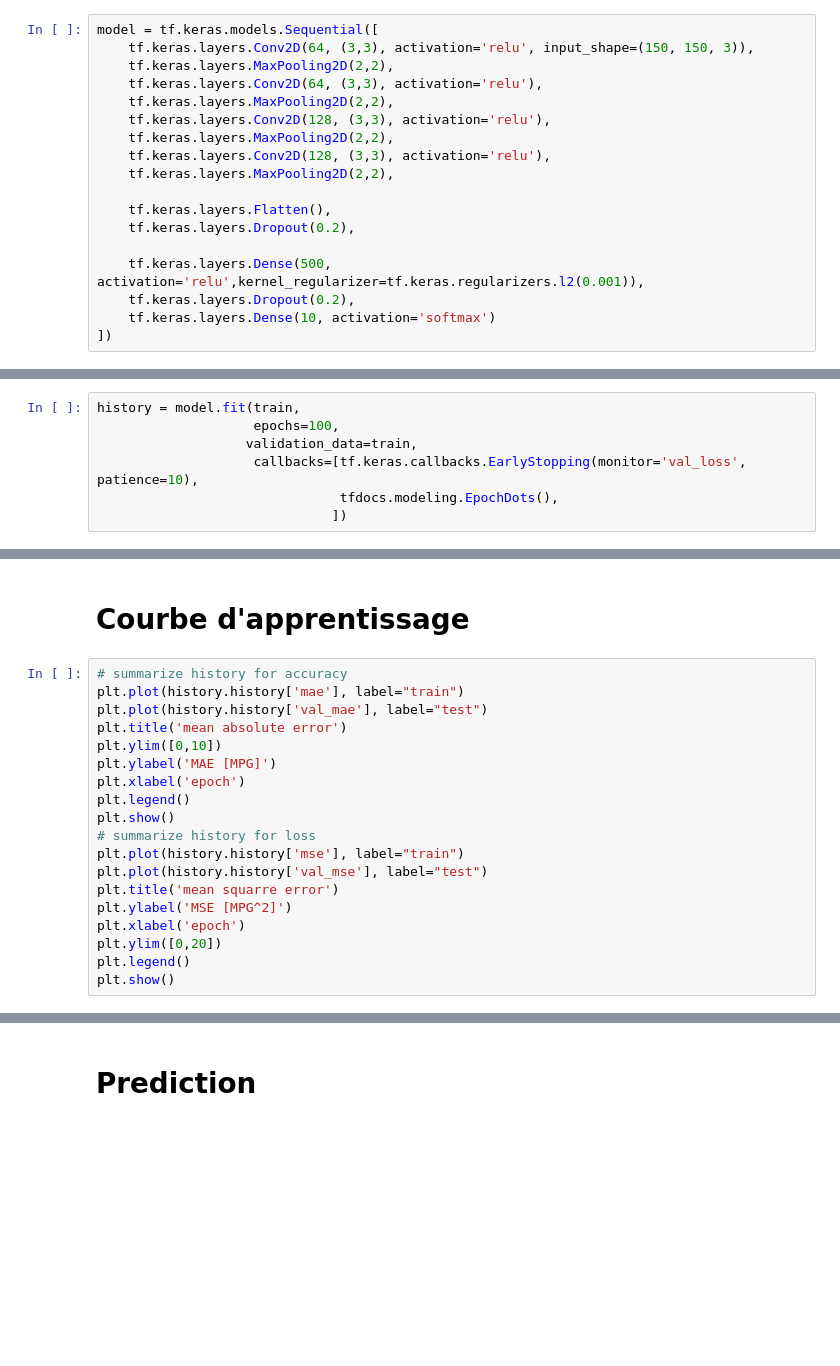
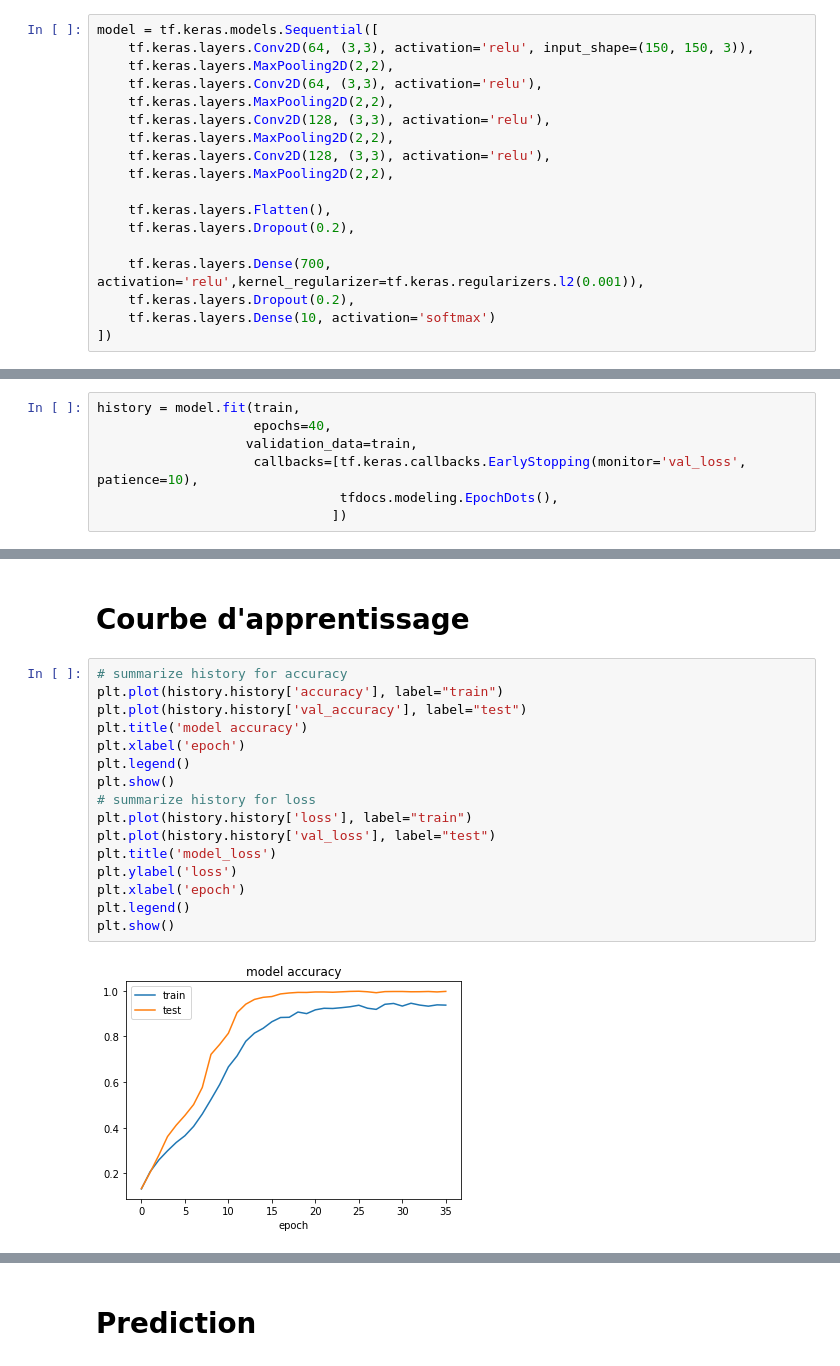
Before and after one commit to jiangwei4/DeepLearning_classificationImages, a Jupyter notebook: ClassificationImagesDeepLearning.ipynb, the cells around one changed output, grey strips where cells are left out. Cells and saved outputs as stored; diff of their text form; blank space fills up the shorter version.

```diff
--- a/ClassificationImagesDeepLearning.ipynb
+++ b/ClassificationImagesDeepLearning.ipynb
@@ -242,7 +242,7 @@ model = tf.keras.models.Sequential([
     tf.keras.layers.Flatten(),
     tf.keras.layers.Dropout(0.2),
 
-    tf.keras.layers.Dense(500, activation='relu',kernel_regularizer=tf.keras.regularizers.l2(0.001)),
+    tf.keras.layers.Dense(700, activation='relu',kernel_regularizer=tf.keras.regularizers.l2(0.001)),
     tf.keras.layers.Dropout(0.2),
     tf.keras.layers.Dense(10, activation='softmax')
 ])
@@ -254,7 +254,7 @@ model.compile(loss='categorical_crossentropy',
 # Entrainement du model
 # %%
 history = model.fit(train,
-                    epochs=100,
+                    epochs=40,
                    validation_data=train,
                     callbacks=[tf.keras.callbacks.EarlyStopping(monitor='val_loss', patience=10),
                                tfdocs.modeling.EpochDots(),
@@ -293,20 +295,19 @@ model = tf.keras.models.load_model('snooky.h5')
 # Courbe d'apprentissage
 # %%
 # summarize history for accuracy
-plt.plot(history.history['mae'], label="train")
-plt.plot(history.history['val_mae'], label="test")
-plt.title('mean absolute error')
-plt.ylim([0,10])
-plt.ylabel('MAE [MPG]')
+plt.plot(history.history['accuracy'], label="train")
+plt.plot(history.history['val_accuracy'], label="test")
+plt.title('model accuracy')
 plt.xlabel('epoch')
 plt.legend()
 plt.show()
 # summarize history for loss
-plt.plot(history.history['mse'], label="train")
-plt.plot(history.history['val_mse'], label="test")
-plt.title('mean squarre error')
-plt.ylabel('MSE [MPG^2]')
+plt.plot(history.history['loss'], label="train")
+plt.plot(history.history['val_loss'], label="test")
+plt.title('model_loss')
+plt.ylabel('loss')
 plt.xlabel('epoch')
-plt.ylim([0,20])
 plt.legend()
 plt.show()
+# %% [output]
+[figure, added]
```
Also changed, not shown: parts of 3 cells of this notebook.
